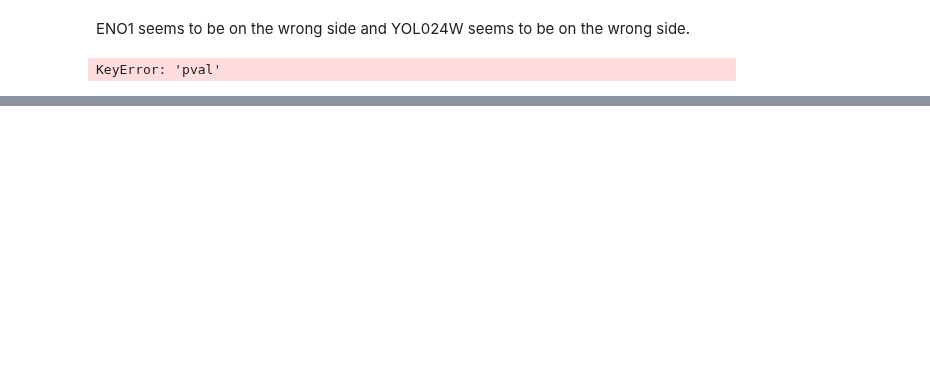
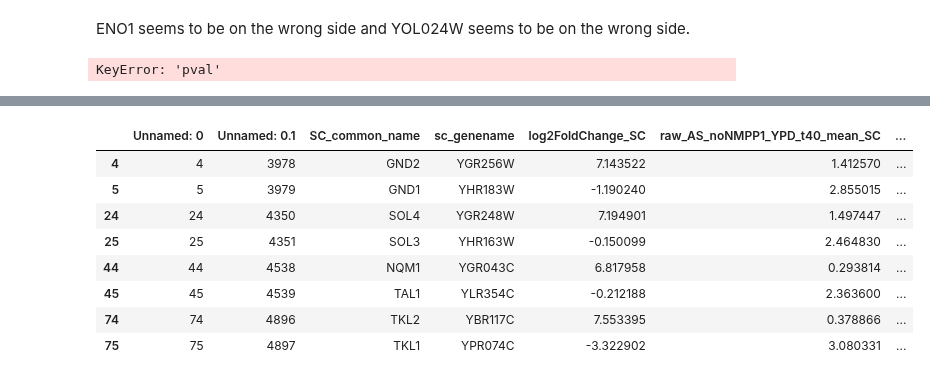
Before and after one commit to heineike02/yeast_esr_expression_analysis, a Jupyter notebook: scripts/20171206_msn24del_nmpp1_analysis.ipynb, the cells around one changed output, grey strips where cells are left out. Drawn from its saved outputs; the diff is of its cells as text; code cells hidden in the pictures; blank space fills up the shorter version.

```diff
--- a/scripts/20171206_msn24del_nmpp1_analysis.ipynb
+++ b/scripts/20171206_msn24del_nmpp1_analysis.ipynb
@@ -458,0 +467,5 @@ kl_sc_PKA_data[kl_sc_PKA_data['SC_common_name'].isin(['CRZ1'])].loc[:,['SC_commo
+# %%
+goi_data_solis = pd.read_csv(data_processing_dir + os.path.normpath('20170817_klscpka/goi_data_solis.csv'))
+
+#Read in the SC promoter database.
+sc_promoters = pd.read_pickle(data_processing_dir + os.path.normpath("sc_promoters/sc_promoters.pkl"))
@@ -458,0 +492,12 @@ kl_sc_PKA_data[kl_sc_PKA_data['SC_common_name'].isin(['CRZ1'])].loc[:,['SC_commo
+# %%
+goi_data_solis[goi_data_solis['SC_common_name'].isin(['GND1','GND2','TAL1','NQM1','SOL3','SOL4','TKL1','TKL2','GIS1','RPH1'])]
+# %% [output]
+|  | Unnamed: 0 | Unnamed: 0.1 | SC_common_name | sc_genename | log2FoldChange_SC | raw_AS_noNMPP1_YPD_t40_mean_SC | ... |
+| 4 | 4 | 3978 | GND2 | YGR256W | 7.143522 | 1.412570 | ... |
+| 5 | 5 | 3979 | GND1 | YHR183W | -1.190240 | 2.855015 | ... |
+| 24 | 24 | 4350 | SOL4 | YGR248W | 7.194901 | 1.497447 | ... |
+| 25 | 25 | 4351 | SOL3 | YHR163W | -0.150099 | 2.464830 | ... |
+| 44 | 44 | 4538 | NQM1 | YGR043C | 6.817958 | 0.293814 | ... |
+| 45 | 45 | 4539 | TAL1 | YLR354C | -0.212188 | 2.363600 | ... |
+| 74 | 74 | 4896 | TKL2 | YBR117C | 7.553395 | 0.378866 | ... |
+| 75 | 75 | 4897 | TKL1 | YPR074C | -3.322902 | 3.080331 | ... |
```
Also changed, not shown: parts of 8 cells of this notebook, 4 other files.
